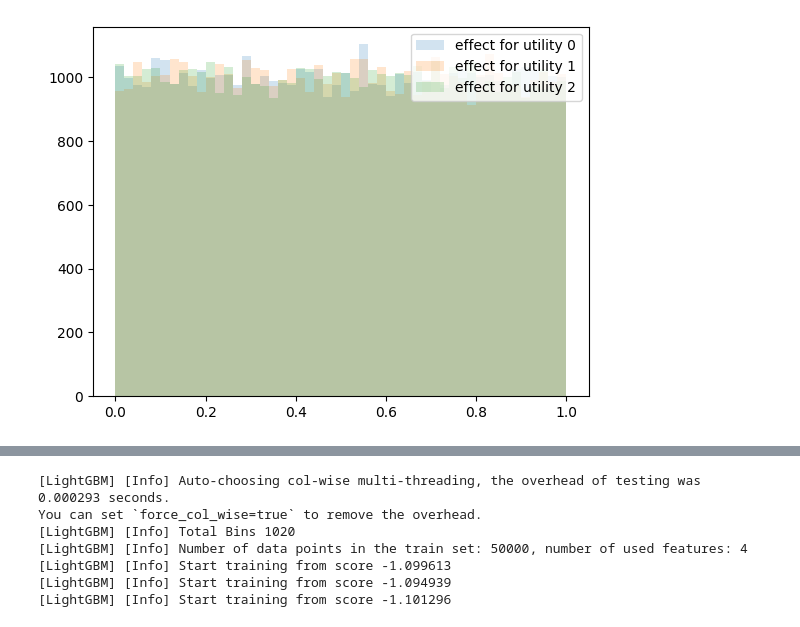
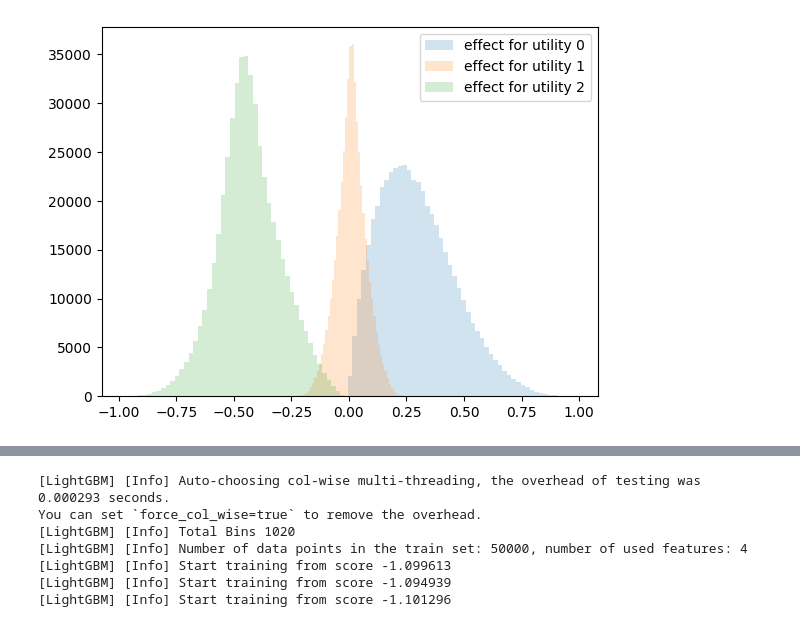
Before and after one commit to big-ucl/functional-effects-model, a Jupyter notebook: src/simple_reproducible_example.ipynb, the cells around one changed output, grey strips where cells are left out. Drawn from its saved outputs; the diff is of its cells as text; code cells hidden in the pictures.

Commit message:
synthetic experiment solved - need to normalise one fucntional effects to compare them

```diff
--- a/src/simple_reproducible_example.ipynb
+++ b/src/simple_reproducible_example.ipynb
@@ -116,8 +116,8 @@ def create_simple_functional_effects(x: np.ndarray, n_utility: int, n_socio_dem:
             effects[:, i] = np.sum(x[:, 1:2], axis=1)
         elif i == 2:
             effects[:, i] = np.sum(x[:, 2:3], axis=1)
-        else:
-            effects[:, i] = np.median(x[:, :n_socio_dem], axis=1)
+        # else:
+        #     effects[:, i] = np.median(x[:, :n_socio_dem], axis=1)
 
         # effects[:, i] = effects[:,i] / effects[:, i].max()
         # effects[:, i] = ((effects[:, i] - effects[:, i].mean())/effects[:, i].std())
@@ -178,8 +178,8 @@ def apply_functional_effects(x: np.ndarray, n_utility: int, n_socio_dem: int) ->
     """
     Apply functional effects to the input data and return a DataFrame.
     """
-    effects = create_simple_functional_effects(x, n_utility, n_socio_dem)
-    # effects = create_functional_effects(x, n_utility, n_socio_dem)
+    # effects = create_simple_functional_effects(x, n_utility, n_socio_dem)
+    effects = create_functional_effects(x, n_utility, n_socio_dem)
     # effects = create_dumb_functional_effects(x, n_utility, n_socio_dem)
     feature_names = [f"f{i}" for i in range(n_utility)]
 
@@ -209,19 +209,19 @@ def add_choice(row, u_idx, regression=False):
         return np.random.choice(u.shape[0], size=1, p=p)[0]
         # return np.argmax(u)
 
-n_utility = 3
+n_utility = 4
 regression = n_utility == 1
 f_per_utility = 5
 n_alt_spec = 1
 n_socio_dem = 4
 tot_features = n_socio_dem + n_utility * n_alt_spec
-x_arr = generate_x(50000, tot_features, 1, 1, gaussian=False, semi_random=False)
+x_arr = generate_x(500000, tot_features, 1, 1, gaussian=False, semi_random=False)
 x_arr_test = generate_x(10000, tot_features, 1, 1, gaussian=False, semi_random=False)
 # x_arr = nullify_features(x_arr, [i + n_socio_dem for i in range(n_utility)])
 # x_arr_test = nullify_features(x_arr_test, [i + n_socio_dem for i in range(n_utility)])
 
-coeff = [-1, -1, -1, -1]
-# coeff = [0, 0, 0, 0]
+# coeff = [-1, -1, -1, -1]
+coeff = [0, 0, 0, 0]
 
 feature_names = [f"f{i}" for i in range(tot_features)]
 
@@ -229,7 +229,9 @@ u_idx = [(i, (i+1)) for i in range(n_utility)]
 
 y_plot = apply_functional_effects(x_arr, n_utility, n_socio_dem)
 for i in range(n_utility):
-    plt.hist(y_plot.iloc[:, i], label = f"effect for utility {i}", alpha = 0.2, bins=50)
+    if i == n_utility - 1:
+        continue
+    plt.hist(y_plot.iloc[:, i] - y_plot.iloc[:, n_utility - 1], label = f"effect for utility {i}", alpha = 0.2, bins=50)
     plt.legend()
 
 dataset = create_dataset(x_arr, feature_names)
@@ -255 +257 @@ dataset.describe()
-[figure, old version]
+[figure, new version]
```
Also changed, not shown: parts of 12 cells of this notebook, 1 other file.
